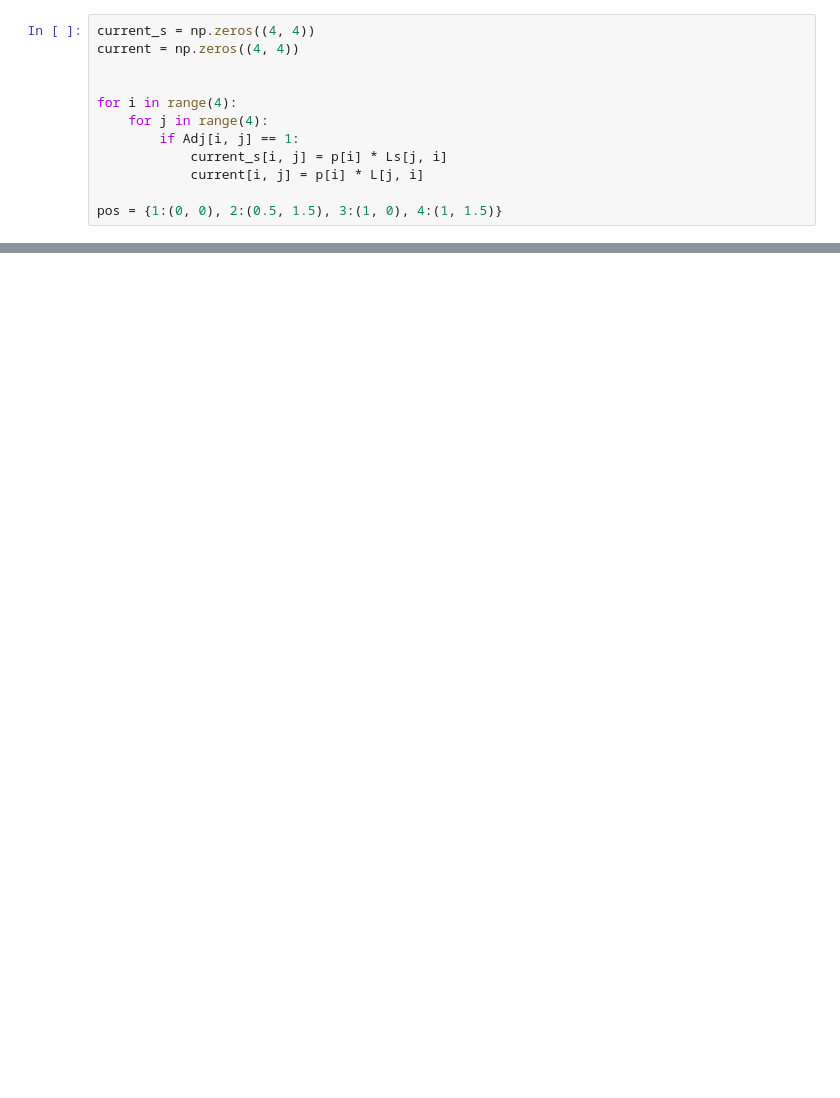
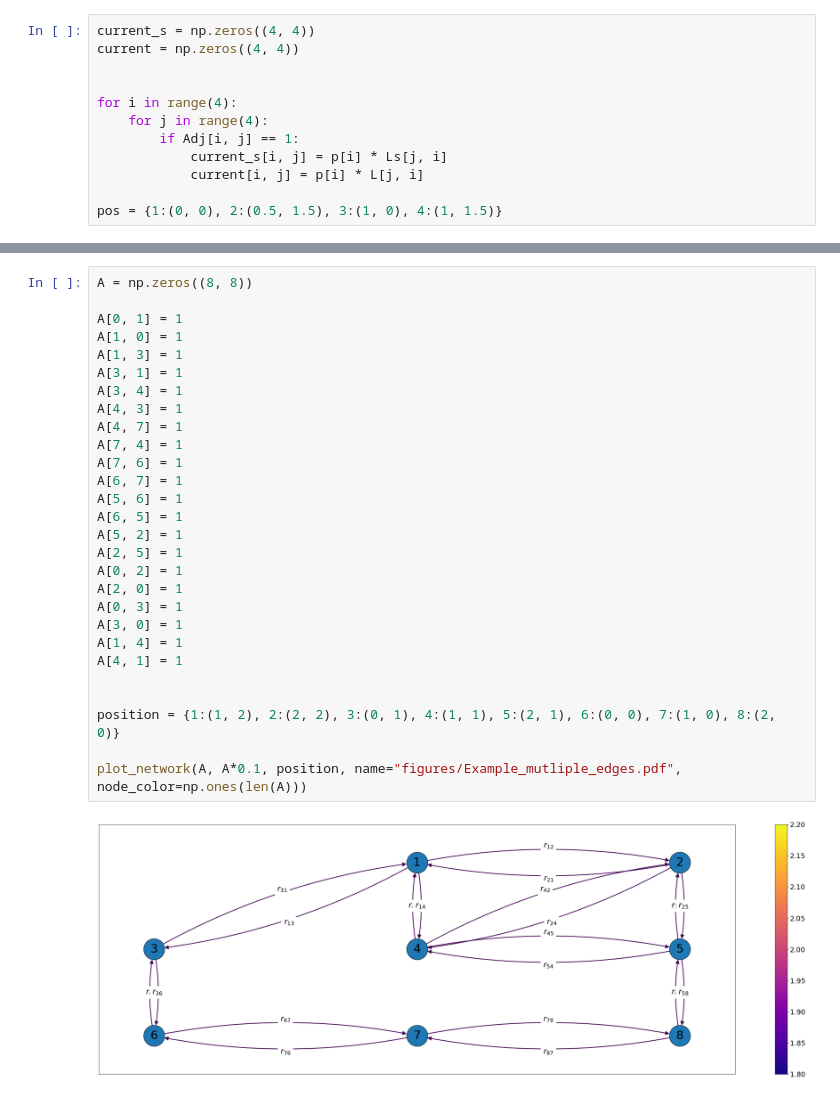
Before and after one commit to larstors/Master-Thesis, a Jupyter notebook: Code/affinity.ipynb, the cells around one changed output, grey strips where cells are left out. Cells and saved outputs as stored; diff of their text form; blank space fills up the shorter version.

```diff
--- a/Code/affinity.ipynb
+++ b/Code/affinity.ipynb
@@ -237,0 +445,30 @@ plot_network(Adj, we=current, position=pos, name="figures/4state_neq", node_colo
+# %%
+A = np.zeros((8, 8))
+
+A[0, 1] = 1
+A[1, 0] = 1
+A[1, 3] = 1
+A[3, 1] = 1
+A[3, 4] = 1
+A[4, 3] = 1
+A[4, 7] = 1
+A[7, 4] = 1
+A[7, 6] = 1
+A[6, 7] = 1
+A[5, 6] = 1
+A[6, 5] = 1
+A[5, 2] = 1
+A[2, 5] = 1
+A[0, 2] = 1
+A[2, 0] = 1
+A[0, 3] = 1
+A[3, 0] = 1
+A[1, 4] = 1
+A[4, 1] = 1
+
+
+position = {1:(1, 2), 2:(2, 2), 3:(0, 1), 4:(1, 1), 5:(2, 1), 6:(0, 0), 7:(1, 0), 8:(2, 0)}
+
+plot_network(A, A*0.1, position, name="figures/Example_mutliple_edges.pdf", node_color=np.ones(len(A)))
+# %% [output]
+[figure, added]
```
Also changed, not shown: parts of 13 cells of this notebook, 5 other files.
